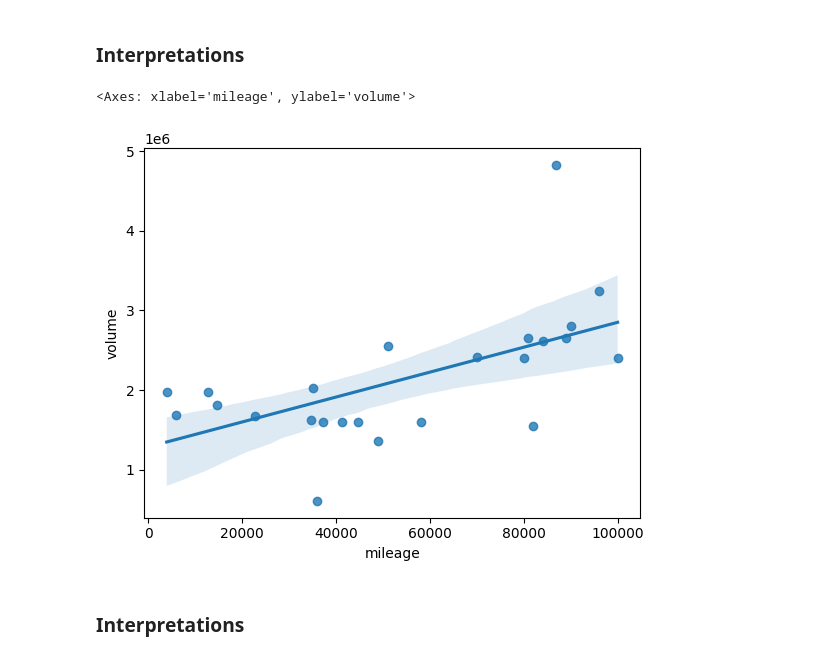
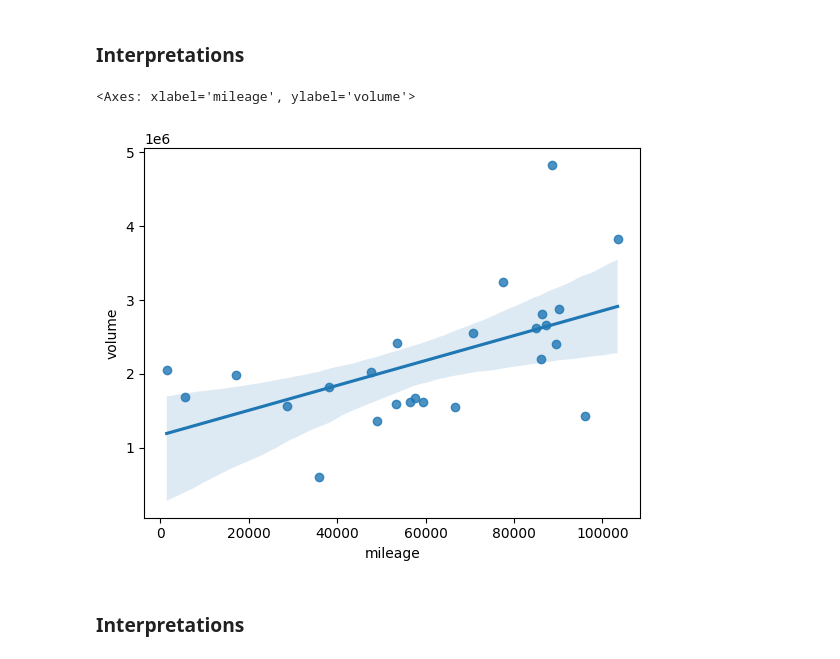
Before and after one commit to Kev-in123/DATA-200-Midterm, a Jupyter notebook: Midterm.ipynb, the cells around one changed output. Saved outputs shown, nothing was run; the diff lists cells and outputs as text; code cells hidden in the pictures.

```diff
--- a/Midterm.ipynb
+++ b/Midterm.ipynb
@@ -121,9 +125,11 @@ for i in range(len(release_stock)):
 # %% [markdown]
 ### Interpretations
 # %%
-sns.regplot(release_stock, x="mileage", y="volume")
+
+model_year_avg = model_stock.groupby("year")[["mileage","infl_adj_close", "volume"]].mean().reset_index()
+sns.regplot(model_year_avg, x="mileage", y="volume")
 # %% [output]
 <Axes: xlabel='mileage', ylabel='volume'>
-[figure, old version]
+[figure, new version]
 # %% [markdown]
 ### Interpretations
```
Also changed, not shown: parts of 7 cells of this notebook.
